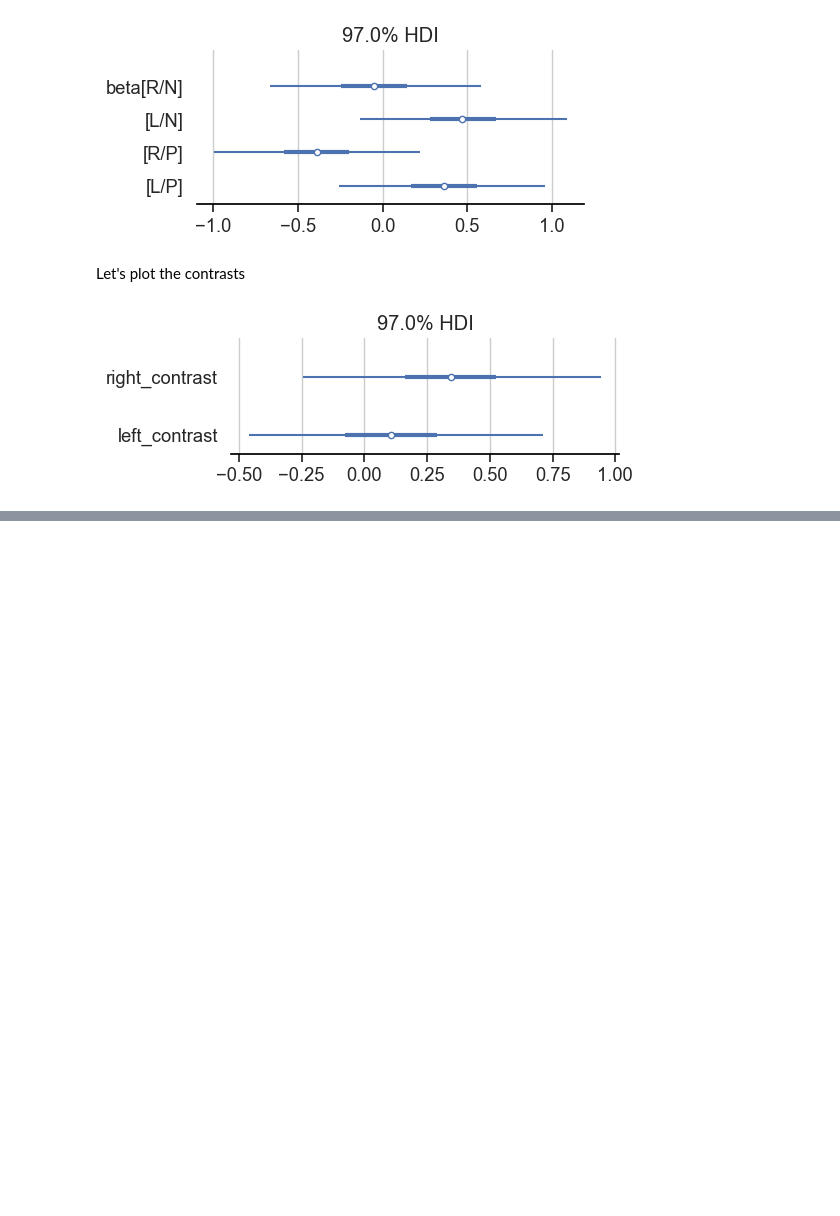
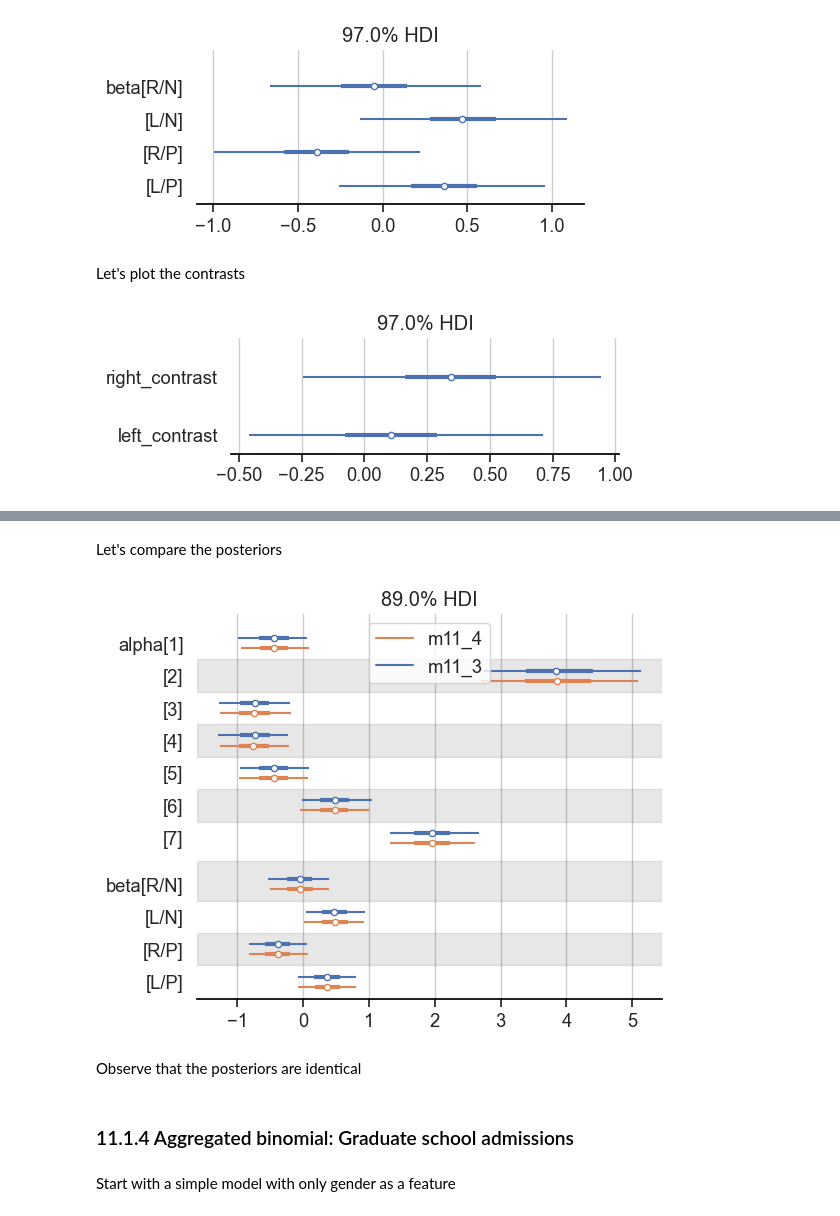
Before and after one commit to chris-leonard/statistical-rethinking, a Jupyter notebook: notes/chapter_11.ipynb, the cells around one changed output, grey strips where cells are left out. Cells and saved outputs as stored; diff of their text form; code cells hidden in the pictures; blank space fills up the shorter version.

```diff
--- a/notes/chapter_11.ipynb
+++ b/notes/chapter_11.ipynb
@@ -276,0 +325,33 @@ az.plot_forest(
+# %%
+n_trials = 18
+
+actors = chimps_agg.sort_values("actor_idx").actor.unique()
+treatments = chimps_agg.sort_values("treatment_idx").treatment.unique()
+coords = {
+    "actor": actors,
+    "treatment": treatments,
+}
+with pm.Model(coords=coords) as m11_4:
+    # data
+    actor_idx = pm.MutableData("actor", chimps_agg.actor_idx, dims="obs")
+    treatment_idx = pm.MutableData("treatment", chimps_agg.treatment_idx, dims="obs")
+
+    # priors
+    alpha = pm.Normal("alpha", mu=0, sigma=1.5, dims="actor")
+    beta = pm.Normal("beta", mu=0, sigma=0.5, dims="treatment")
+
+    # linear model
+    p = pm.Deterministic(
+        "p", pm.math.invlogit(alpha[actor_idx] + beta[treatment_idx]), dims="obs"
+    )
+
+    # likelihood
+    left_pulls = pm.Binomial(
+        "left_pulls", n=n_trials, p=p, observed=chimps_agg.left_pulls, dims="obs"
+    )
+
+    # sample the prior predictive
+    trace_11_4 = pm.sample(random_seed=RANDOM_SEED)
+
+
+m11_4.to_graphviz()
@@ -276,0 +366,18 @@ az.plot_forest(
+# %% [markdown]
+Let's compare the posteriors
+# %%
+az.plot_forest(
+    [trace_11_3, trace_11_4],
+    model_names=["m11_3", "m11_4"],
+    var_names=["alpha", "beta"],
+    filter_vars="regex",
+    combined=True,
+    hdi_prob=0.89,
+    figsize=(6, 5),
+);
+# %% [output]
+[figure, added]
+# %% [markdown]
+Observe that the posteriors are identical
+# %% [markdown]
+### 11.1.4 Aggregated binomial: Graduate school admissions
@@ -276,0 +400,2 @@ az.plot_forest(
+# %% [markdown]
+Start with a simple model with only gender as a feature
```
Also changed, not shown: parts of 35 cells of this notebook, 2 other files.
